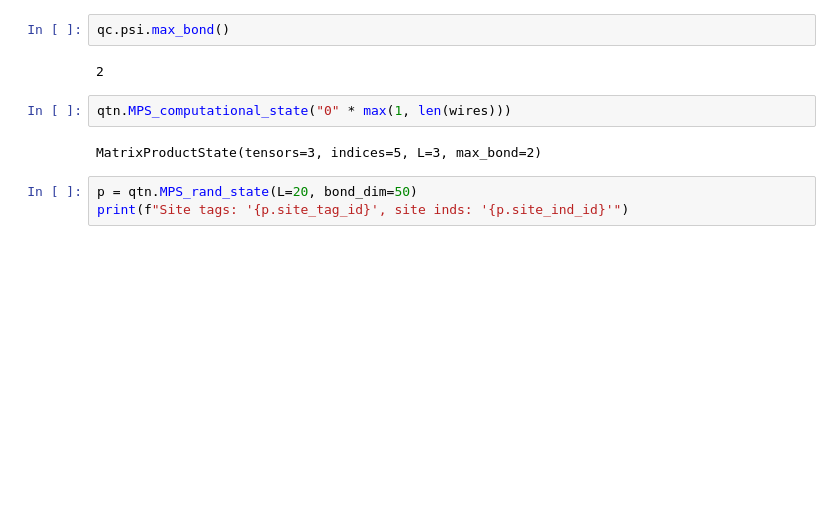
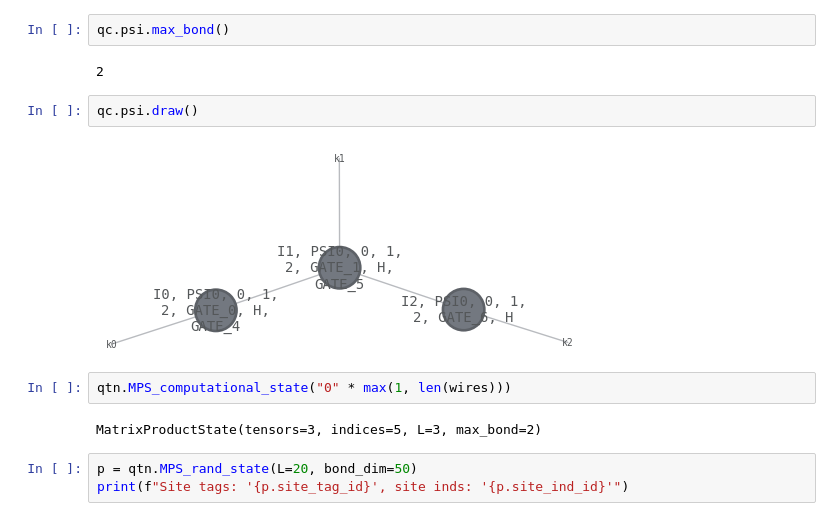
Before and after one commit to PietropaoloFrisoni/pennylane-lightning, a Jupyter notebook: notebooks/FrisusExperiments.ipynb, the cells around one changed output. Cells and saved outputs as stored; diff of their text form; blank space fills up the shorter version.

```diff
--- a/notebooks/FrisusExperiments.ipynb
+++ b/notebooks/FrisusExperiments.ipynb
@@ -159,6 +173,10 @@ print(qc.psi.to_dense())
 qc.psi.max_bond()
 # %% [output]
 2
+# %%
+qc.psi.draw()
+# %% [output]
+[figure, added]
 # %%
 qtn.MPS_computational_state("0" * max(1, len(wires)))
 # %% [output]
```
Also changed, not shown: parts of 3 cells of this notebook, 1 other file.
